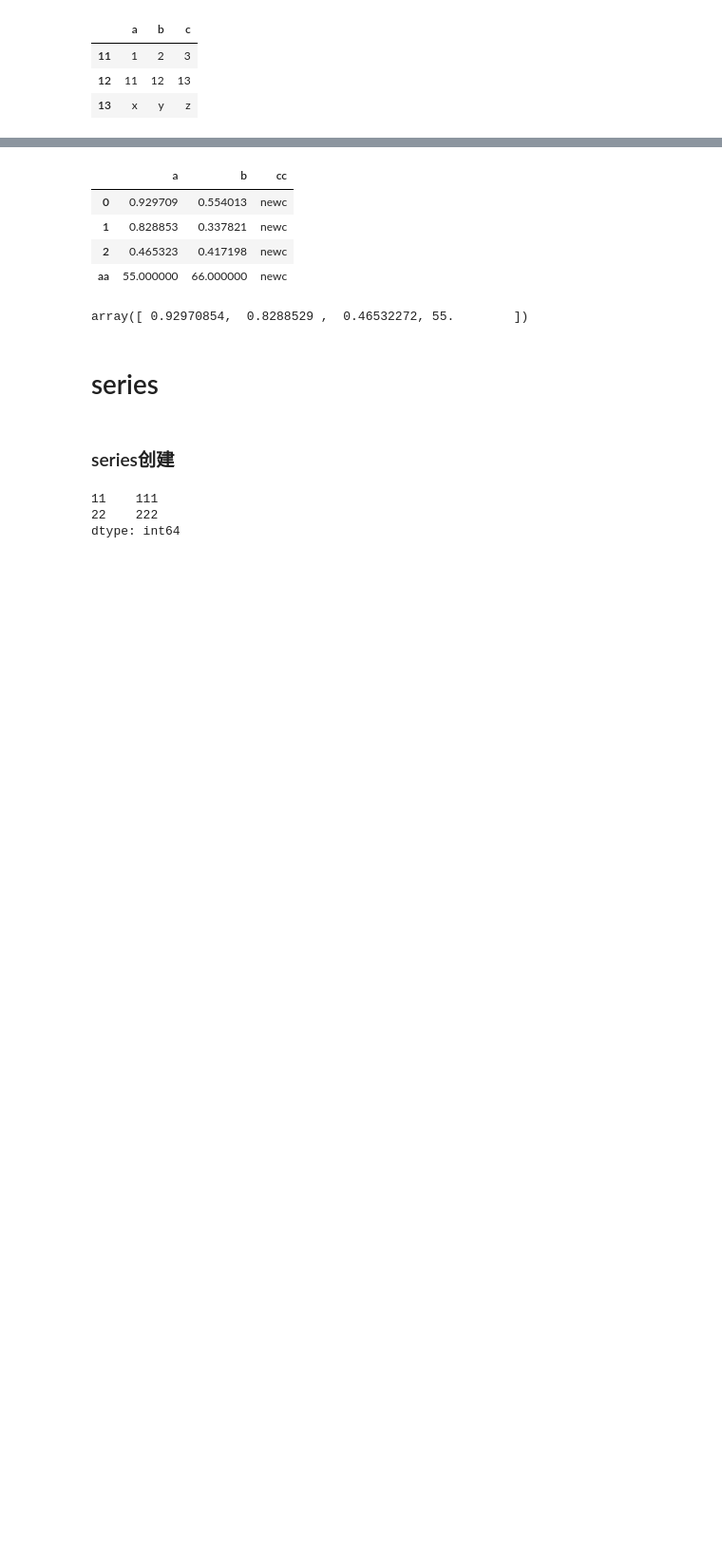
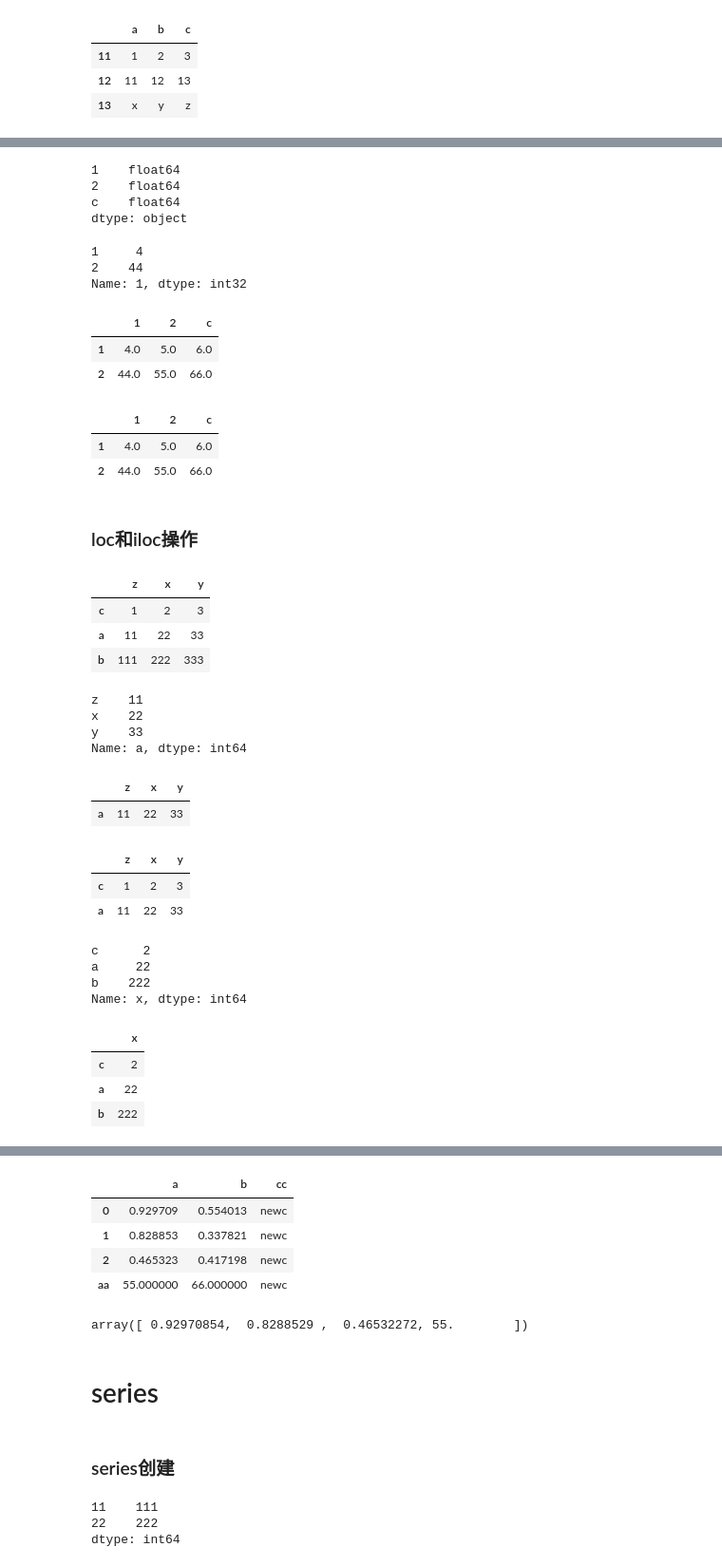
Before and after one commit to liuyuediyu666/ipynb, a Jupyter notebook: pandas.ipynb, the cells around one changed output, grey strips where cells are left out. Shown: that part at 95% size. Drawn from its saved outputs; the diff is of its cells as text; code cells hidden in the pictures; blank space fills up the shorter version.

```diff
--- a/pandas.ipynb
+++ b/pandas.ipynb
@@ -104,0 +278,66 @@ list(df1.iteritems())  # 按列迭代为(列名, Series)对。
+# %%
+df1.dtypes  # return series
+# %% [output]
+1    float64
+2    float64
+c    float64
+dtype: object
+# %%
+sr1 = df1[1].astype(int); sr1  # create new series, don't modify original dataframe
+# %% [output]
+1     4
+2    44
+Name: 1, dtype: int32
+# %%
+df2 = df1.astype(int); df1  # create new dataframe, don't modify original dataframe
+# %% [output]
+|  | 1 | 2 | c |
+| 1 | 4.0 | 5.0 | 6.0 |
+| 2 | 44.0 | 55.0 | 66.0 |
+# %%
+df1
+# %% [output]
+|  | 1 | 2 | c |
+| 1 | 4.0 | 5.0 | 6.0 |
+| 2 | 44.0 | 55.0 | 66.0 |
+# %% [markdown]
+### loc和iloc操作
+# %%
+dfloc = pd.DataFrame([[1,2,3],[11,22,33],[111,222,333]], columns=list('zxy'), index=list('cab')); dfloc  # the dtype parameter assignment all columns
+# %% [output]
+|  | z | x | y |
+| c | 1 | 2 | 3 |
+| a | 11 | 22 | 33 |
+| b | 111 | 222 | 333 |
+# %%
+dfloc.loc['a']
+# %% [output]
+z    11
+x    22
+y    33
+Name: a, dtype: int64
+# %%
+dfloc.loc[['a']]
+# %% [output]
+|  | z | x | y |
+| a | 11 | 22 | 33 |
+# %%
+dfloc.loc[:'a']
+# %% [output]
+|  | z | x | y |
+| c | 1 | 2 | 3 |
+| a | 11 | 22 | 33 |
+# %%
+dfloc.loc[:,'x']
+# %% [output]
+c      2
+a     22
+b    222
+Name: x, dtype: int64
+# %%
+dfloc.loc[:,['x']]
+# %% [output]
+|  | x |
+| c | 2 |
+| a | 22 |
+| b | 222 |
```
Also changed, not shown: parts of 99 cells of this notebook.
